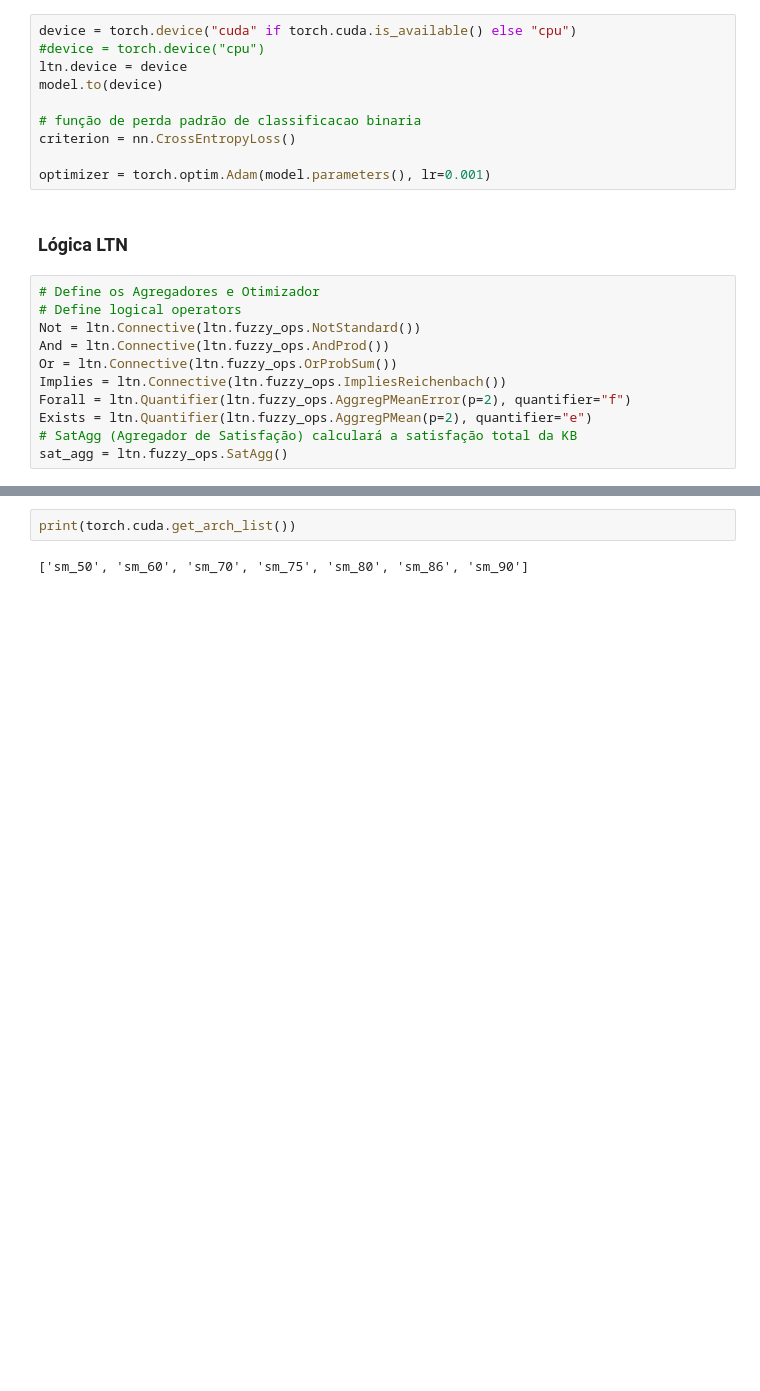
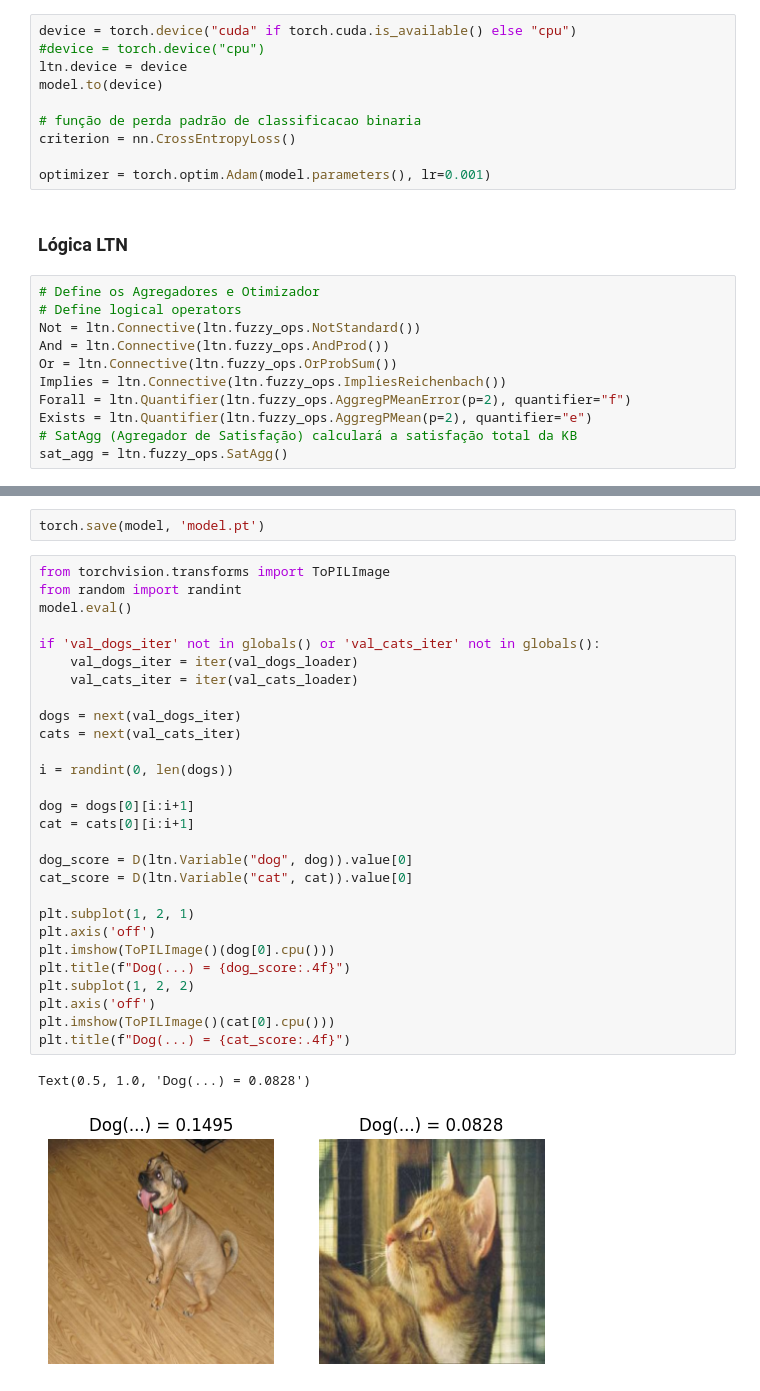
Before and after one commit to AndreKaled/classificador-cao-gato, a Jupyter notebook: classificador_cao_gato.ipynb, the cells around one changed output, grey strips where cells are left out. Drawn from its saved outputs; the diff is of its cells as text; blank space fills up the shorter version.

```diff
--- a/classificador_cao_gato.ipynb
+++ b/classificador_cao_gato.ipynb
@@ -319,4 +334,33 @@ Batch 30: Nível de Satisfação (Sat): 0.5002, Perda (Loss): 0.4998
-# %%
-print(torch.cuda.get_arch_list())
-# %% [output]
-['sm_50', 'sm_60', 'sm_70', 'sm_75', 'sm_80', 'sm_86', 'sm_90']
+# %%
+torch.save(model, 'model.pt')
+# %%
+from torchvision.transforms import ToPILImage
+from random import randint
+model.eval()
+
+if 'val_dogs_iter' not in globals() or 'val_cats_iter' not in globals():
+    val_dogs_iter = iter(val_dogs_loader)
+    val_cats_iter = iter(val_cats_loader)
+
+dogs = next(val_dogs_iter)
+cats = next(val_cats_iter)
+
+i = randint(0, len(dogs))
+
+dog = dogs[0][i:i+1]
+cat = cats[0][i:i+1]
+
+dog_score = D(ltn.Variable("dog", dog)).value[0]
+cat_score = D(ltn.Variable("cat", cat)).value[0]
+
+plt.subplot(1, 2, 1)
+plt.axis('off')
+plt.imshow(ToPILImage()(dog[0].cpu()))
+plt.title(f"Dog(...) = {dog_score:.4f}")
+plt.subplot(1, 2, 2)
+plt.axis('off')
+plt.imshow(ToPILImage()(cat[0].cpu()))
+plt.title(f"Dog(...) = {cat_score:.4f}")
+# %% [output]
+Text(0.5, 1.0, 'Dog(...) = 0.0828')
+[figure, added]
```
Also changed, not shown: parts of 3 cells of this notebook, 1 other file.
